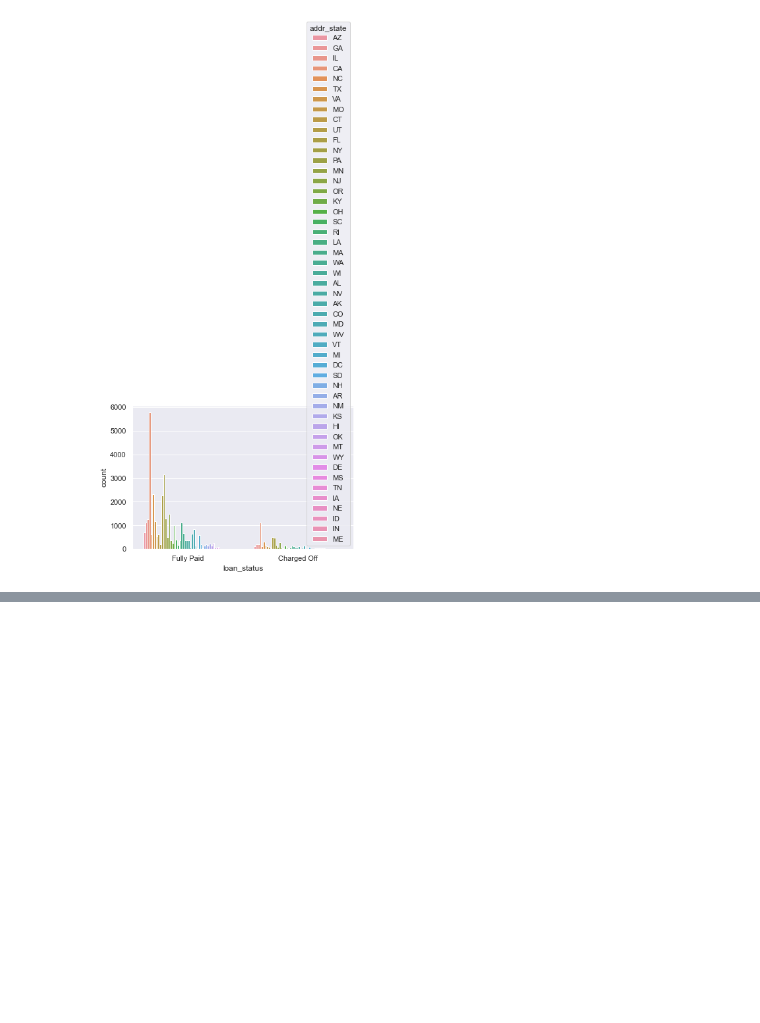
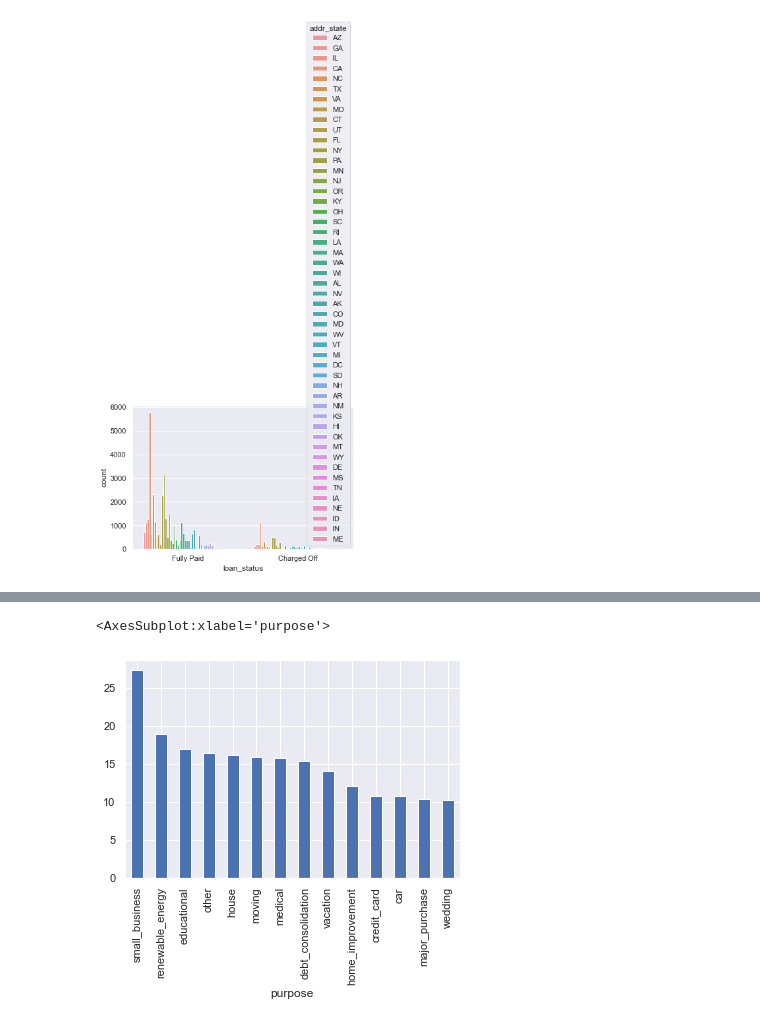
Before and after one commit to maniraj1234/LendingClubCaseStudy, a Jupyter notebook: LendingClubCaseStudy.ipynb, the cells around one changed output, grey strips where cells are left out. Saved outputs shown, nothing was run; the diff lists cells and outputs as text; code cells hidden in the pictures; blank space fills up the shorter version.

```diff
--- a/LendingClubCaseStudy.ipynb
+++ b/LendingClubCaseStudy.ipynb
@@ -652,0 +774,2 @@ sns.countplot(x=loan_data.loan_status,hue=loan_data.addr_state)
+# %%
+purpose_agg_data = aggregated_analysis_for_column('purpose')
@@ -652,0 +788,5 @@ sns.countplot(x=loan_data.loan_status,hue=loan_data.addr_state)
+# %%
+purpose_agg_data.ChargedOffRatio.plot.bar()
+# %% [output]
+<AxesSubplot:xlabel='purpose'>
+[figure, added]
```
Also changed, not shown: parts of 24 cells of this notebook.
